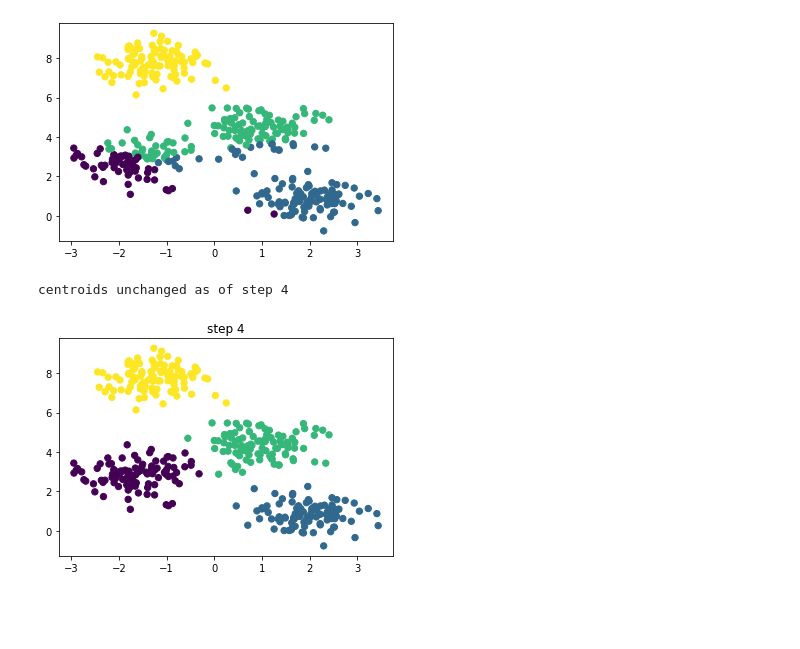
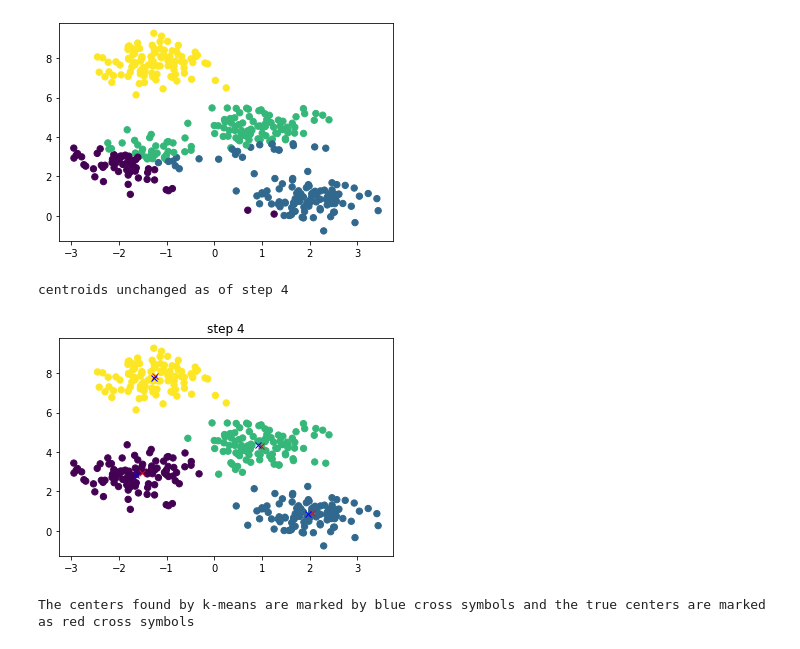
Before and after one commit to hxh00138/ai-science-training-series, a Jupyter notebook: 2022_0920_session1_clustering_Xiaohan_Hu.ipynb, the cells around one changed output. Drawn from its saved outputs; the diff is of its cells as text; code cells hidden in the pictures; blank space fills up the shorter version.

```diff
--- a/2022_0920_session1_clustering_Xiaohan_Hu.ipynb
+++ b/2022_0920_session1_clustering_Xiaohan_Hu.ipynb
@@ -85,31 +85,35 @@ for i in range(loop_N):
     break
     # done
   else:
    last_labels = labels
    last_centroids = centroids
 
   plt.close('all')
 
   plt.subplot(1, 2, 1)
   plt.scatter(x[:, 0], x[:, 1], c=last_labels, s=40, cmap='viridis')
   plt.title('step %d' % step)
 
   plt.subplot(1, 2, 2)
   plt.scatter(x[:, 0], x[:, 1], c=cluster_labels, s=40, cmap='viridis')
   plt.plot(cluster_centers[:,0],cluster_centers[:,1],'rx')
   plt.title('Truth')
   plt.show()
   time.sleep(1)
   ipydis.clear_output(wait=True)
 
 
 # we can use the "truth" labels, cluster_labels to see how well we are doing
 # accuracy: # of points correctly labeled / total number of points
 # accuracy = np.sum((cluster_labels == labels).astype(int)) / cluster_labels.shape[0]
 # print('accuracy: ',accuracy)
 plt.scatter(x[:, 0], x[:, 1], c=last_labels, s=40, cmap='viridis')
+plt.plot(cluster_centers[:,0],cluster_centers[:,1],'rx')
+plt.plot(last_centroids[:,0],last_centroids[:,1],'bx')
 plt.title('step %d' % step)
 plt.show()
+print('The centers found by k-means are marked by blue cross symbols and the true centers are marked as red cross symbols')
 # %% [output]
 centroids unchanged as of step 4
-[figure, old version]
+[figure, new version]
+The centers found by k-means are marked by blue cross symbols and the true centers are marked as red cross symbols
```
